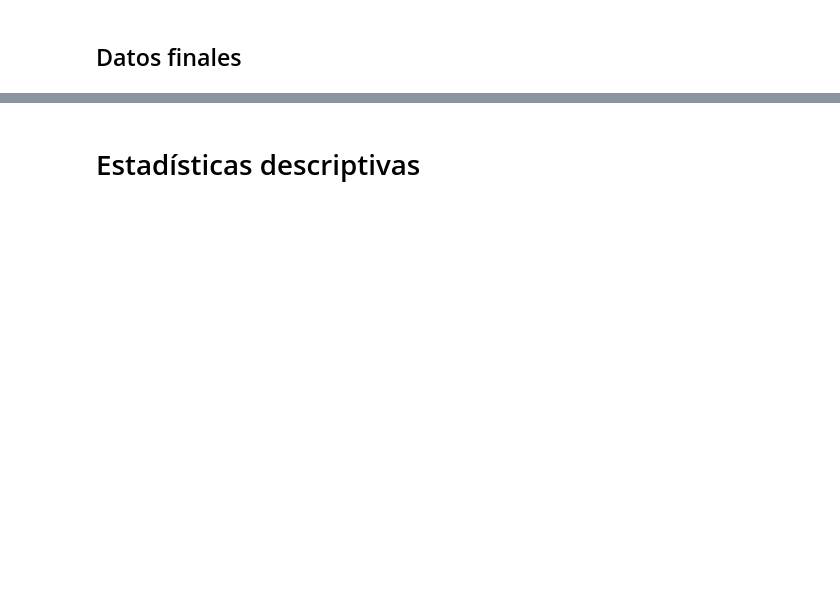
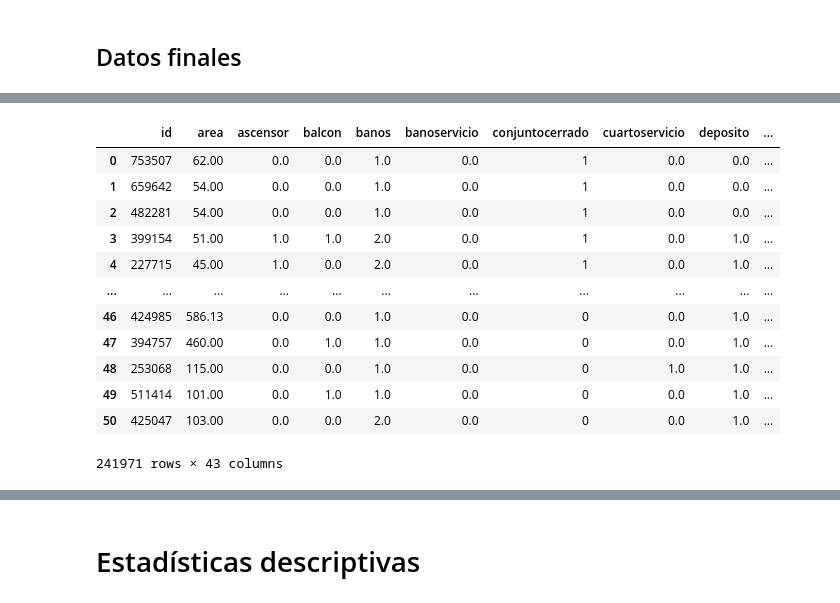
Before and after one commit to vbejaranos/Data-Science_Habi, a Jupyter notebook: Habi_Concurso.ipynb, the cells around one changed output, grey strips where cells are left out. Drawn from its saved outputs; the diff is of its cells as text; code cells hidden in the pictures; blank space fills up the shorter version.

```diff
--- a/Habi_Concurso.ipynb
+++ b/Habi_Concurso.ipynb
@@ -387,6 +371,3 @@ data_train = pd.read_csv('/content/gdrive/MyDrive/shp/train_dataV04.csv')
 data_test = pd.read_csv('/content/gdrive/MyDrive/shp/test_dataV04.csv')
 data_train = data_train.drop(['Unnamed: 0'],axis = 1)
 data_test = data_test.drop(['Unnamed: 0'],axis = 1)
-data_train[['tipo_data']]= "train"
-data_test[['tipo_data']] = "test"
-consolF = data_train.append(data_test)
@@ -408,0 +414,16 @@ consolF[['y']] = consolF[['V_REF']] - consolF[['valorventa']]
+# %%
+consolF
+# %% [output]
+|  | id | area | ascensor | balcon | banos | banoservicio | conjuntocerrado | cuartoservicio | deposito | ... |
+| 0 | 753507 | 62.00 | 0.0 | 0.0 | 1.0 | 0.0 | 1 | 0.0 | 0.0 | ... |
+| 1 | 659642 | 54.00 | 0.0 | 0.0 | 1.0 | 0.0 | 1 | 0.0 | 0.0 | ... |
+| 2 | 482281 | 54.00 | 0.0 | 0.0 | 1.0 | 0.0 | 1 | 0.0 | 0.0 | ... |
+| 3 | 399154 | 51.00 | 1.0 | 1.0 | 2.0 | 0.0 | 1 | 0.0 | 1.0 | ... |
+| 4 | 227715 | 45.00 | 1.0 | 0.0 | 2.0 | 0.0 | 1 | 0.0 | 1.0 | ... |
+| ... | ... | ... | ... | ... | ... | ... | ... | ... | ... | ... |
+| 46 | 424985 | 586.13 | 0.0 | 0.0 | 1.0 | 0.0 | 0 | 0.0 | 1.0 | ... |
+| 47 | 394757 | 460.00 | 0.0 | 1.0 | 1.0 | 0.0 | 0 | 0.0 | 1.0 | ... |
+| 48 | 253068 | 115.00 | 0.0 | 0.0 | 1.0 | 0.0 | 0 | 1.0 | 1.0 | ... |
+| 49 | 511414 | 101.00 | 0.0 | 1.0 | 1.0 | 0.0 | 0 | 0.0 | 1.0 | ... |
+| 50 | 425047 | 103.00 | 0.0 | 0.0 | 2.0 | 0.0 | 0 | 0.0 | 1.0 | ... |
+241971 rows × 43 columns
```
Also changed, not shown: parts of 83 cells of this notebook.
